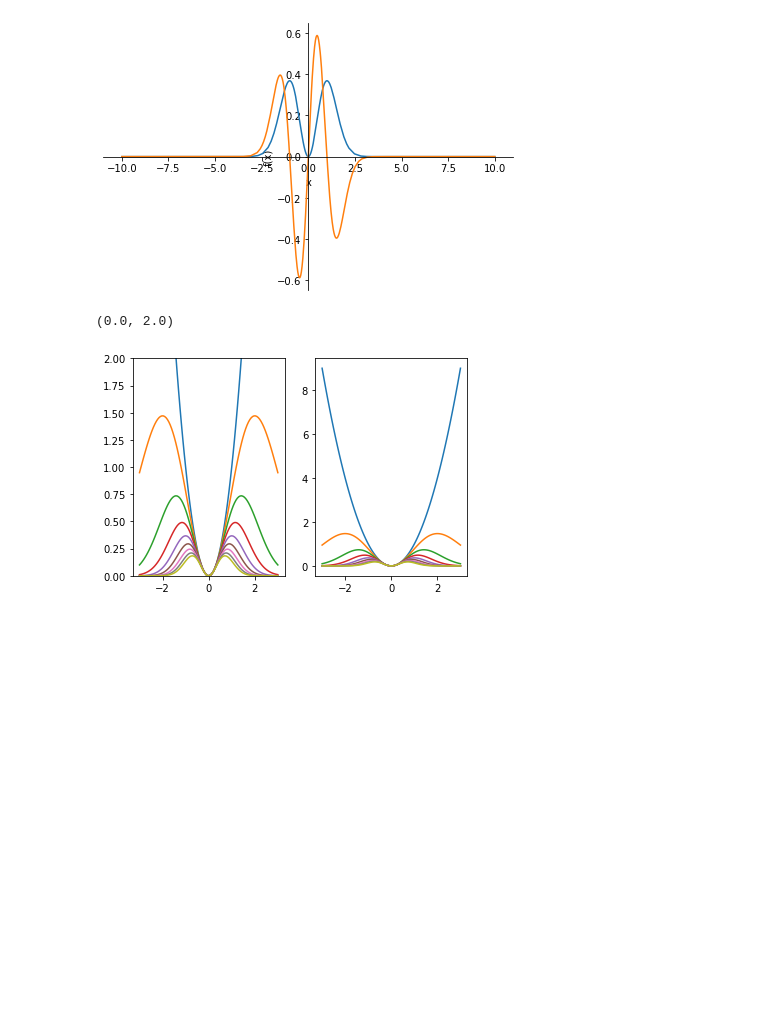
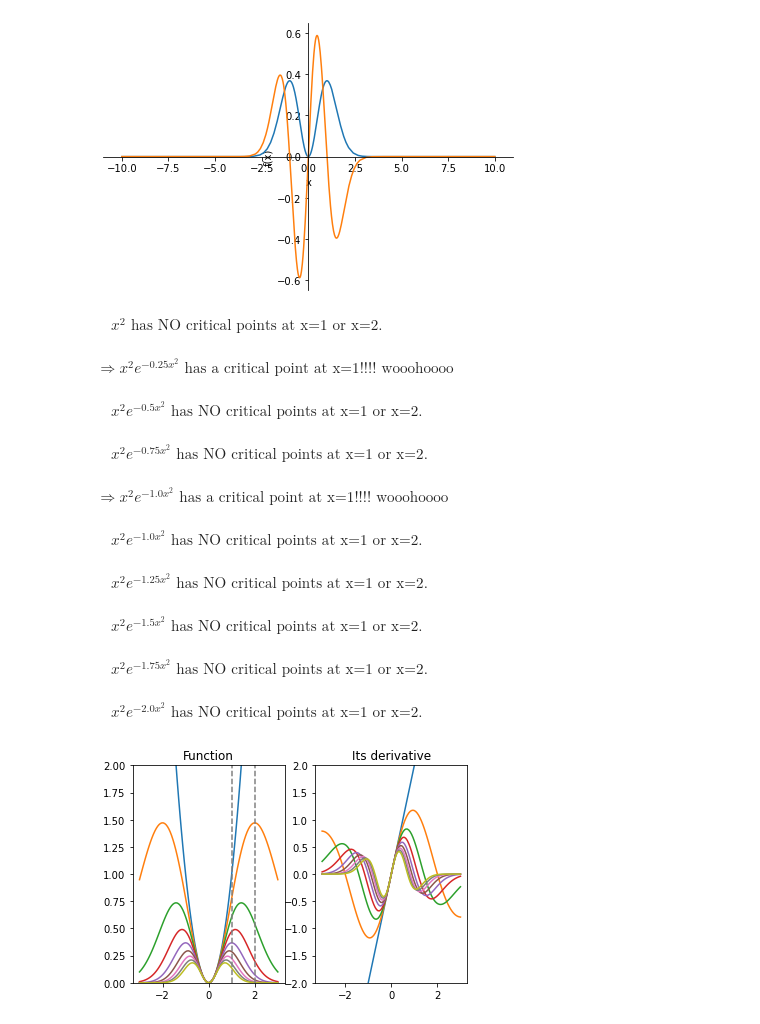
Before and after one commit to danireysan/pymath, a Jupyter notebook: Calculus/Critical points of a function.ipynb, the cells around one changed output. Saved outputs shown, nothing was run; the diff lists cells and outputs as text; code cells hidden in the pictures; blank space fills up the shorter version.

Commit message:
completing critical points exercise

```diff
--- a/Calculus/Critical points of a function.ipynb
+++ b/Calculus/Critical points of a function.ipynb
@@ -52,26 +52,55 @@ p1.show()
 # %%
 a, x = sym.symbols('a, x')
 
 baseexpr = x**2 * sym.exp(-a*x**2)
 
 arange = np.arange(0, 2.25, 0.25 )
 xrange = np.linspace(-3,3, 100)
 
 
 # setup the figure
 
 fig, ax = plt.subplots(1,2)
 
 for ai in arange:
     fx = baseexpr.subs(a, ai)
-    dfs = sym.diff(fx)
+    dfx = sym.diff(fx)
     critpoints = sym.solve(dfx)
 
     # plotting
     ax[0].plot(xrange, sym.lambdify(x, fx)(xrange))
-    ax[1].plot(xrange, sym.lambdify(x, fx)(xrange))
+    ax[1].plot(xrange, sym.lambdify(x, dfx)(xrange))
+
+    # test for the critical points
+
+    if 1 in critpoints:
+        display(Math('\\Rightarrow %s \\text{ has a critical point at x=1!!!! wooohoooo}' %sym.latex(fx)))
+    if 2 in critpoints:
+        display(Math('\\Rightarrow %s \\text{ has a critical point at x=1!!!! wooohoooo}' %sym.latex(fx)))
+
+    else:
+        display(Math('\\quad %s \\text{ has NO critical points at x=1 or x=2.}' %sym.latex(fx)))
+
 
 ax[0].set_ylim([0,2])
+ax[0].set_title('Function')
+ax[0].plot([1,1], [0,2], '--', color= "gray")
+ax[0].plot([2,2], [0,2], '--', color= "gray")
+
+ax[1].set_ylim([-2,2])
+ax[1].set_title("Its derivative")
+
+
+plt.show()
 # %% [output]
-(0.0, 2.0)
+$\displaystyle \quad x^{2} \text{ has NO critical points at x=1 or x=2.}$
+$\displaystyle \Rightarrow x^{2} e^{- 0.25 x^{2}} \text{ has a critical point at x=1!!!! wooohoooo}$
+$\displaystyle \quad x^{2} e^{- 0.5 x^{2}} \text{ has NO critical points at x=1 or x=2.}$
+$\displaystyle \quad x^{2} e^{- 0.75 x^{2}} \text{ has NO critical points at x=1 or x=2.}$
+$\displaystyle \Rightarrow x^{2} e^{- 1.0 x^{2}} \text{ has a critical point at x=1!!!! wooohoooo}$
+$\displaystyle \quad x^{2} e^{- 1.0 x^{2}} \text{ has NO critical points at x=1 or x=2.}$
+$\displaystyle \quad x^{2} e^{- 1.25 x^{2}} \text{ has NO critical points at x=1 or x=2.}$
+$\displaystyle \quad x^{2} e^{- 1.5 x^{2}} \text{ has NO critical points at x=1 or x=2.}$
+$\displaystyle \quad x^{2} e^{- 1.75 x^{2}} \text{ has NO critical points at x=1 or x=2.}$
+$\displaystyle \quad x^{2} e^{- 2.0 x^{2}} \text{ has NO critical points at x=1 or x=2.}$
-[figure, old version]
+[figure, new version]
```
